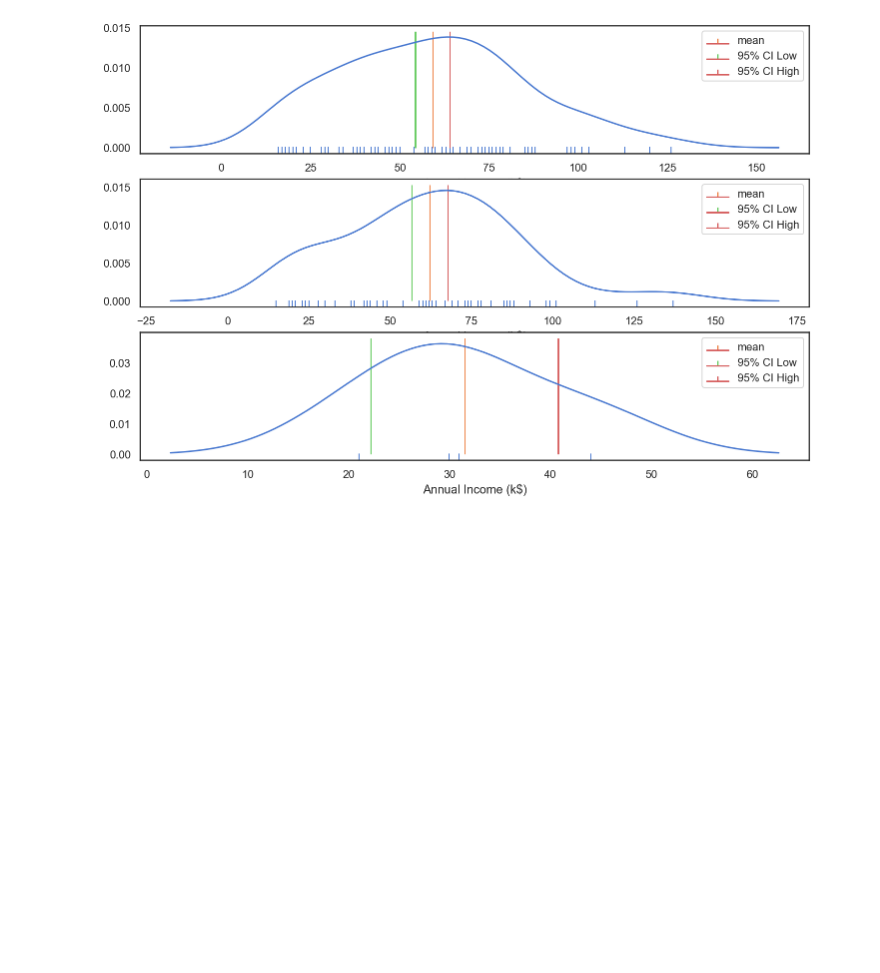
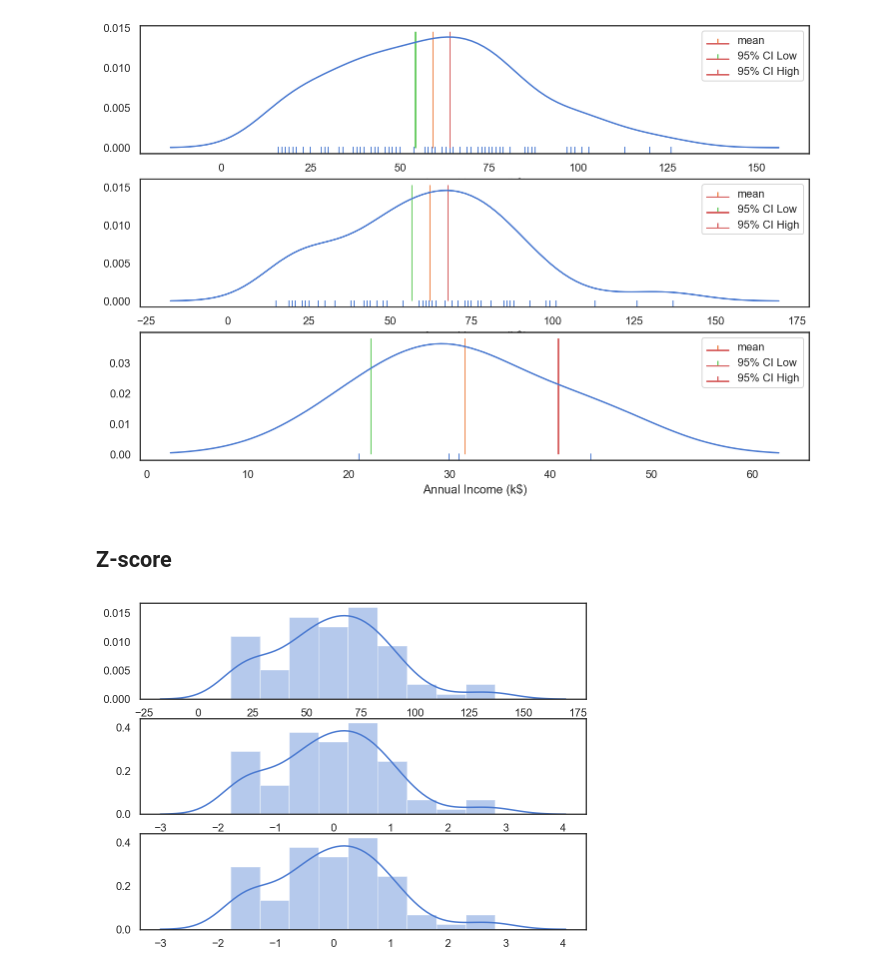
Before and after one commit to mariuszrokita/statistics, a Jupyter notebook: notebooks/sampling-distribution.ipynb, the cells around one changed output. Drawn from its saved outputs; the diff is of its cells as text; code cells hidden in the pictures; blank space fills up the shorter version.

```diff
--- a/notebooks/sampling-distribution.ipynb
+++ b/notebooks/sampling-distribution.ipynb
@@ -7,13 +5,13 @@ import math
 import matplotlib.pyplot as plt
 import numpy as np
 import pandas as pd
-import seaborn as sb
+import seaborn as sns
 
 # Get plots with higher resolution
 %config InlineBackend.figure_format = 'retina'
 
 # Default styling for plots
-sb.set(style="white", palette="muted", color_codes=True)
+sns.set(style="white", palette="muted", color_codes=True)
 # %%
 mall_data = pd.read_csv('../data/Mall_Customers.csv',
                         index_col=['CustomerID'])
@@ -167,3 +167,22 @@ for i, gender in enumerate(mall_data_stats.index):
     axs[i].legend();
 # %% [output]
 [figure]
+# %% [markdown]
+## Z-score
+# %%
+import scipy
+from sklearn import preprocessing
+
+male_income = mall_data.loc[mall_data['Gender']=='Male', 'Annual Income (k$)']
+
+# data standardization
+standardized_male_income = preprocessing.scale(male_income)
+# z score
+z_score_male_income = scipy.stats.zscore(male_income)
+
+fig, axs = plt.subplots(3, 1, figsize=(8,6))
+sns.distplot(male_income, kde=True, ax=axs[0])
+sns.distplot(standardized_male_income, kde=True, ax=axs[1])
+sns.distplot(z_score_male_income, kde=True, ax=axs[2]);
+# %% [output]
+[figure, added]
```
Also changed, not shown: parts of 6 cells of this notebook, 1 other file.
